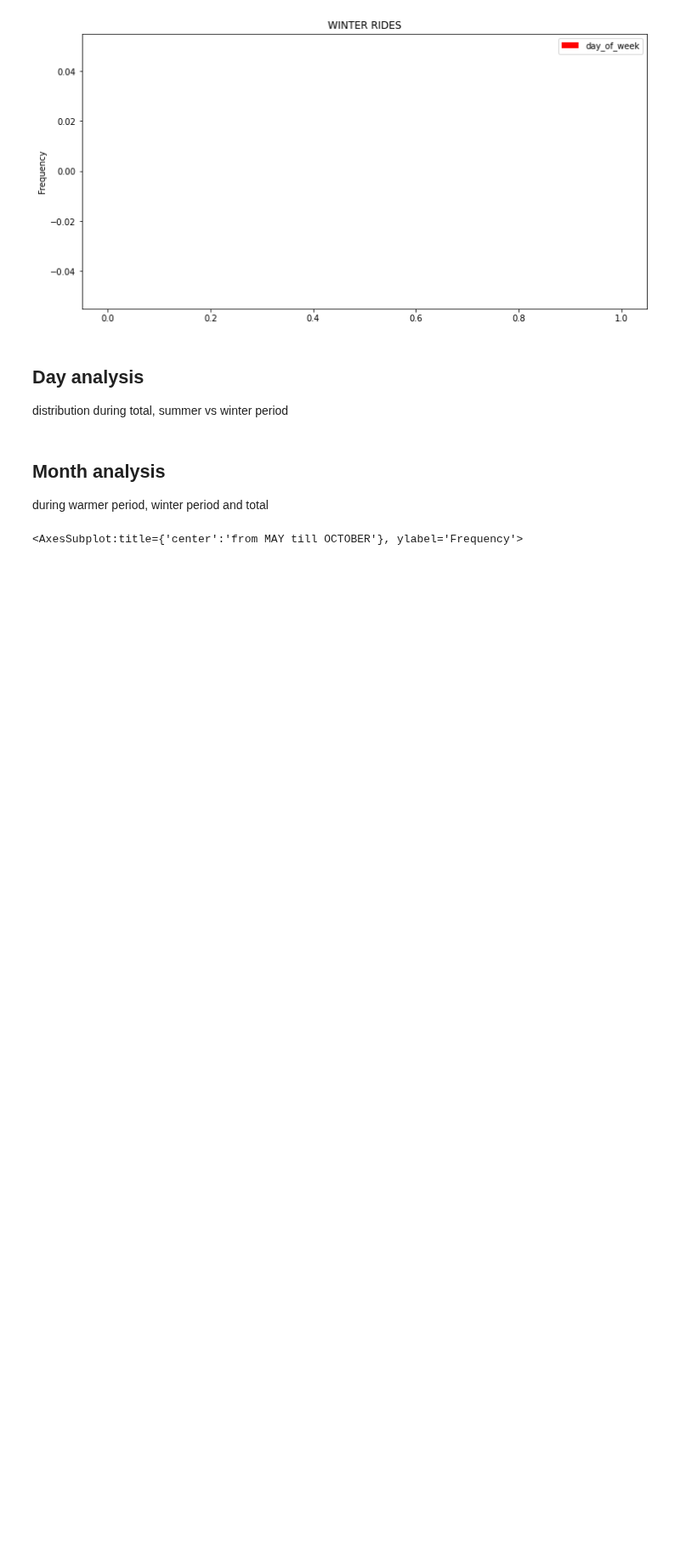
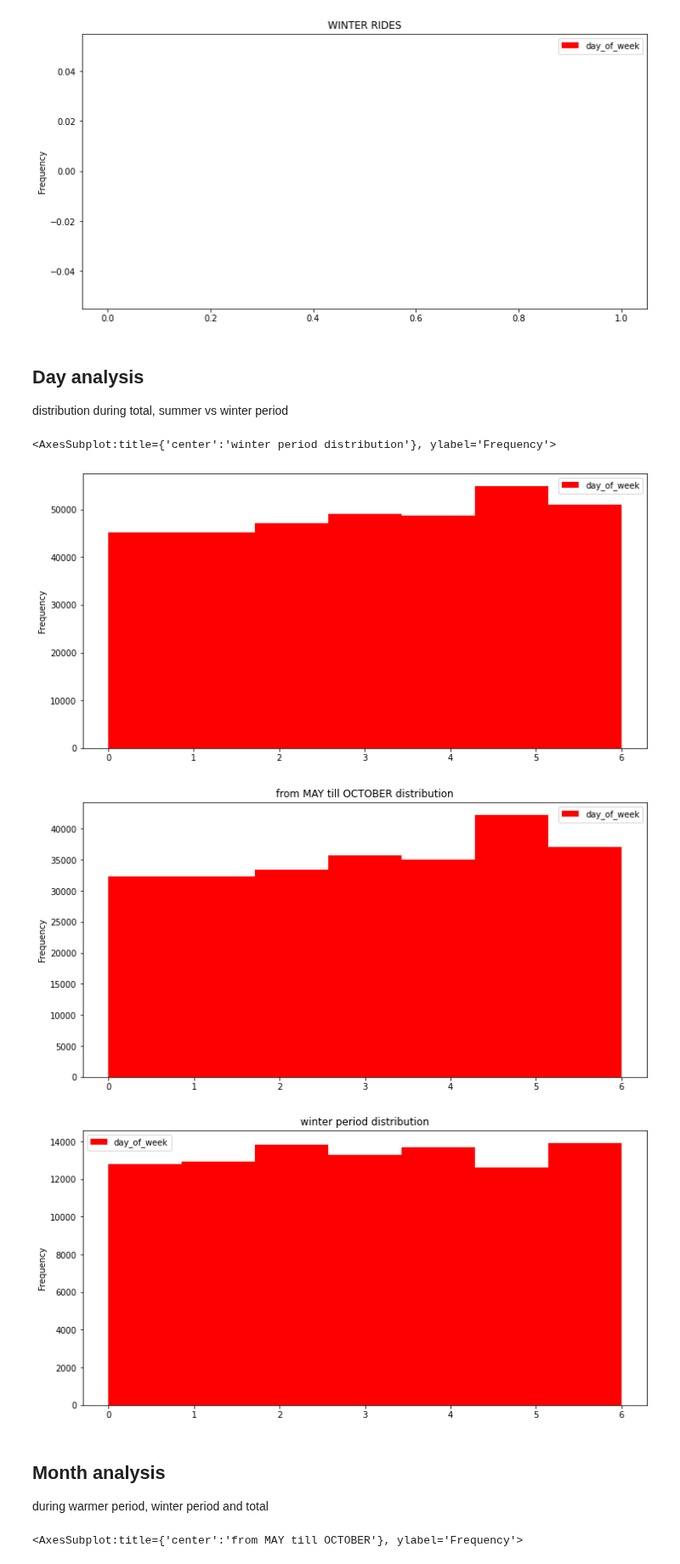
Before and after one commit to daim77/python_BI_analysis_bike_sharing, a Jupyter notebook: results.ipynb, the cells around one changed output. Shown at 85% size. Cells and saved outputs as stored; diff of their text form; code cells hidden in the pictures; blank space fills up the shorter version.

```diff
--- a/results.ipynb
+++ b/results.ipynb
@@ -262,3 +259,23 @@ df.plot.hist('day_of_week', figsize=(12, 6), color='red', bins=7)
+# %%
+df = bikes_df.loc[: ,['day_of_week']]
+df.plot.hist('day_of_week', figsize=(12, 6), color='red', bins=7)
+
+cond1 = bikes_df['started_at'].dt.month >= 5
+cond2 = bikes_df['started_at'].dt.month <= 10
+selection = cond1 & cond2
+df = bikes_df.loc[selection ,['day_of_week']]
+df.plot.hist('day_of_week', figsize=(12, 6), color='red', bins=7, title='from MAY till OCTOBER distribution')
+
+cond1 = bikes_df['started_at'].dt.month <= 4
+cond2 = bikes_df['started_at'].dt.month >= 11
+selection = cond1 | cond2
+df = bikes_df.loc[selection ,['day_of_week']]
+df.plot.hist('day_of_week', figsize=(12, 6), color='red', bins=7, title='winter period distribution')
+# %% [output]
+<AxesSubplot:title={'center':'winter period distribution'}, ylabel='Frequency'>
+[figure, added]
+[figure, added]
+[figure, added]
 # %% [markdown]
 ## Month analysis
 during warmer period, winter period and total
```
Also changed, not shown: parts of 1 cell of this notebook, 2 other files.
